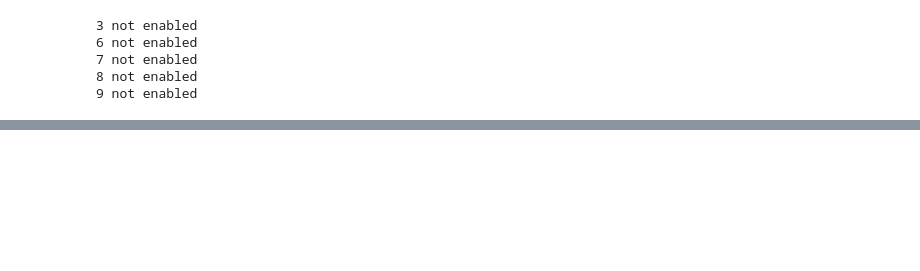
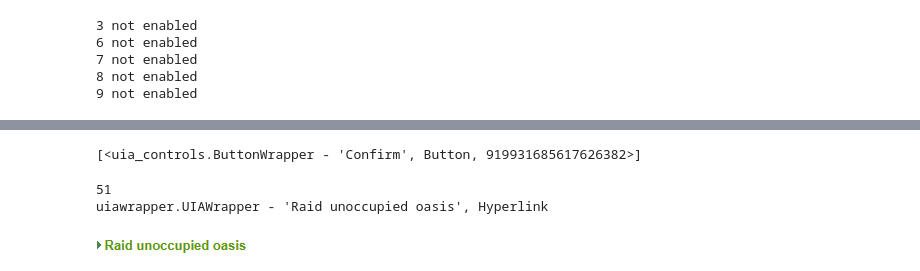
Before and after one commit to staticpwn/travian, a Jupyter notebook: tester.ipynb, the cells around one changed output, grey strips where cells are left out. Drawn from its saved outputs; the diff is of its cells as text; code cells hidden in the pictures; blank space fills up the shorter version.

```diff
--- a/tester.ipynb
+++ b/tester.ipynb
@@ -885,0 +411,16 @@ get_tile_info_html_from_diag(diag, 65, 24)
+# %%
+desc = window.descendants(title="Confirm")
+desc
+# %% [output]
+[<uia_controls.ButtonWrapper - 'Confirm', Button, 919931685617626382>]
+# %%
+for d in desc:
+    if "Raid" in str(d):
+        print(desc.index(d))
+        print(d)
+        display(d.capture_as_image())
+        d.click_input()
+# %% [output]
+51
+uiawrapper.UIAWrapper - 'Raid unoccupied oasis', Hyperlink
+[figure, added]
```
Also changed, not shown: parts of 42 cells of this notebook.
